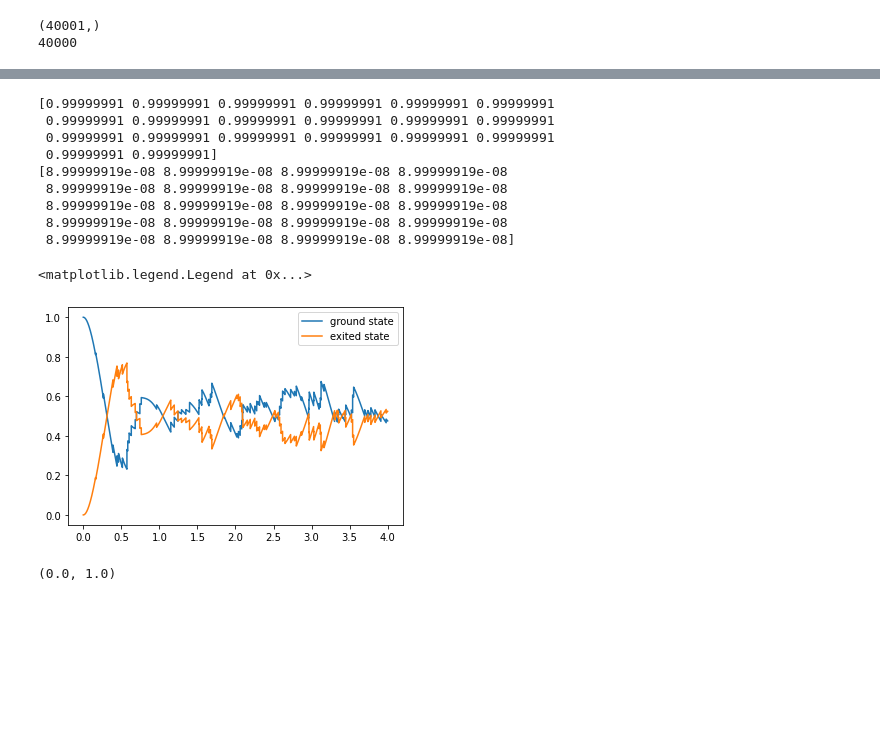
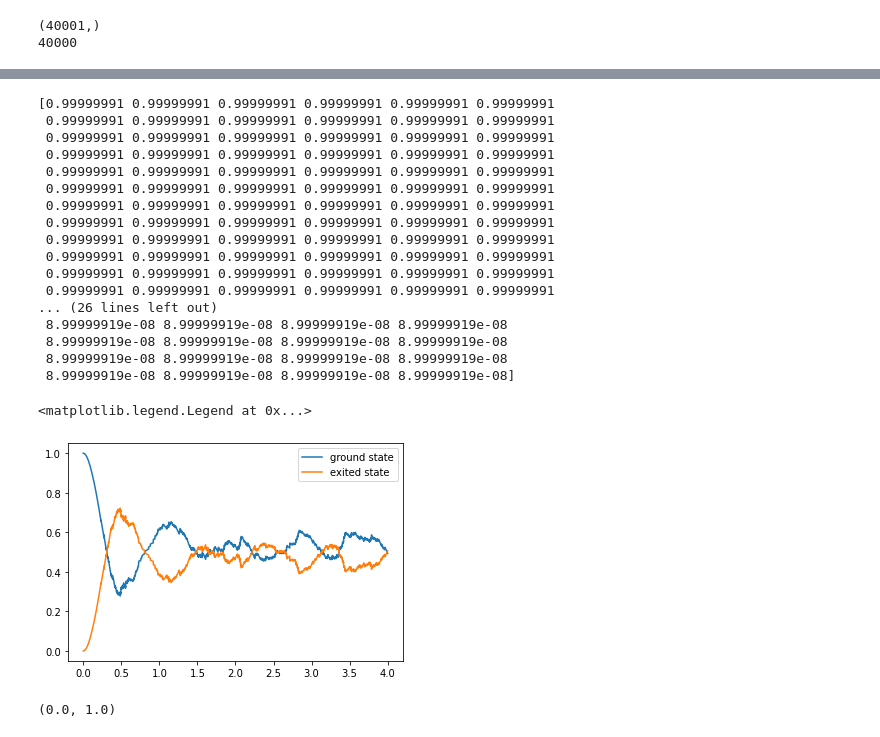
Before and after one commit to ubsuny/superconducting-qubit-raspi2, a Jupyter notebook: driven_rabi.ipynb, the cells around one changed output, grey strips where cells are left out. Saved outputs shown, nothing was run; the diff lists cells and outputs as text; code cells hidden in the pictures; blank space fills up the shorter version.

```diff
--- a/driven_rabi.ipynb
+++ b/driven_rabi.ipynb
@@ -73,37 +73,45 @@ plt.legend()
 # %%
 # number of iterations
-N_iter = 20
+N_iter = 100
 
 ground_prob = np.zeros((N_iter,step+1))
 exited_prob = np.zeros((N_iter,step+1))
 for i in range(N_iter):
     ground_prob[i,:],exited_prob[i,:] = QMCWF2(U2,L2,psi_0,step)
 
 ground_avg = np.zeros(step+1)
 exited_avg = np.zeros(step+1)
 
 print( ground_prob[:,1])
 print(exited_prob[:,1])
 for i in range(step+1):
     ground_avg[i] = np.sum(ground_prob[:,i])/N_iter
     exited_avg[i] = np.sum(exited_prob[:,i])/N_iter
 
 
 plt.plot(tlist,ground_avg,label = "ground state")
 plt.plot(tlist,exited_avg, label = "exited state")
 plt.legend()
 # %% [output]
 [0.99999991 0.99999991 0.99999991 0.99999991 0.99999991 0.99999991
  0.99999991 0.99999991 0.99999991 0.99999991 0.99999991 0.99999991
  0.99999991 0.99999991 0.99999991 0.99999991 0.99999991 0.99999991
- 0.99999991 0.99999991]
-[8.99999919e-08 8.99999919e-08 8.99999919e-08 8.99999919e-08
+ 0.99999991 0.99999991 0.99999991 0.99999991 0.99999991 0.99999991
+ 0.99999991 0.99999991 0.99999991 0.99999991 0.99999991 0.99999991
+ 0.99999991 0.99999991 0.99999991 0.99999991 0.99999991 0.99999991
+ 0.99999991 0.99999991 0.99999991 0.99999991 0.99999991 0.99999991
+ 0.99999991 0.99999991 0.99999991 0.99999991 0.99999991 0.99999991
+ 0.99999991 0.99999991 0.99999991 0.99999991 0.99999991 0.99999991
+ 0.99999991 0.99999991 0.99999991 0.99999991 0.99999991 0.99999991
+ 0.99999991 0.99999991 0.99999991 0.99999991 0.99999991 0.99999991
+ 0.99999991 0.99999991 0.99999991 0.99999991 0.99999991 0.99999991
+... (26 lines left out)
  8.99999919e-08 8.99999919e-08 8.99999919e-08 8.99999919e-08
  8.99999919e-08 8.99999919e-08 8.99999919e-08 8.99999919e-08
  8.99999919e-08 8.99999919e-08 8.99999919e-08 8.99999919e-08
  8.99999919e-08 8.99999919e-08 8.99999919e-08 8.99999919e-08]
 <matplotlib.legend.Legend at 0x...>
-[figure, old version]
+[figure, new version]
 # %%
 uncertainty = np.std(exited_prob, 0)/np.sqrt(N_iter)
 fig, ax = plt.subplots(nrows=1, ncols=1,figsize=(12, 8))
```
Also changed, not shown: parts of 1 cell of this notebook, 2 other files.
